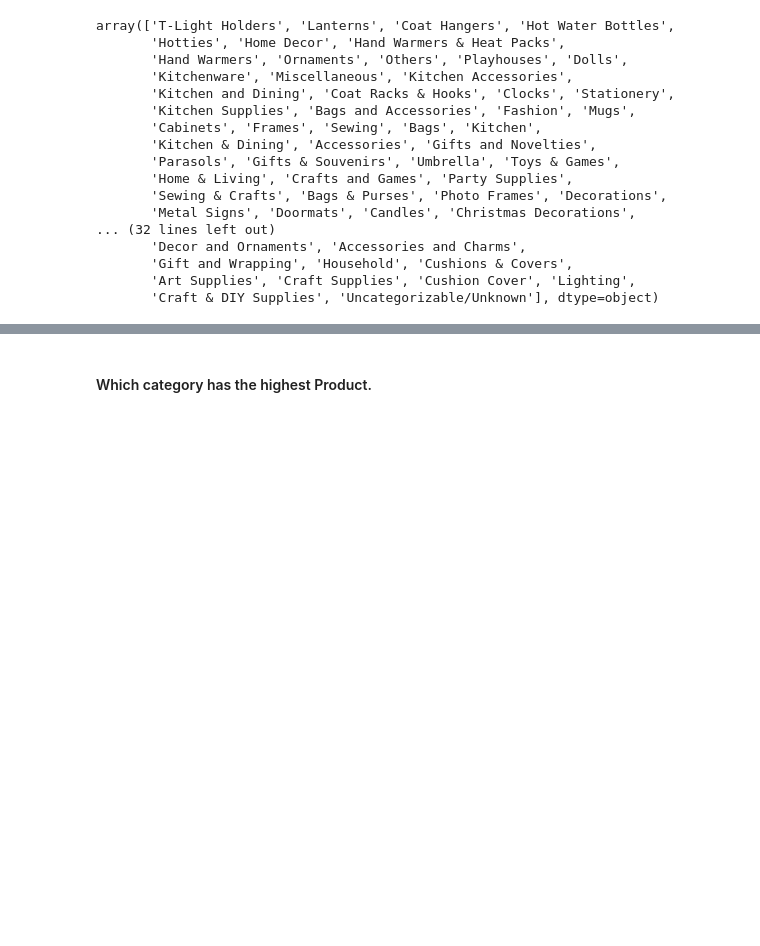
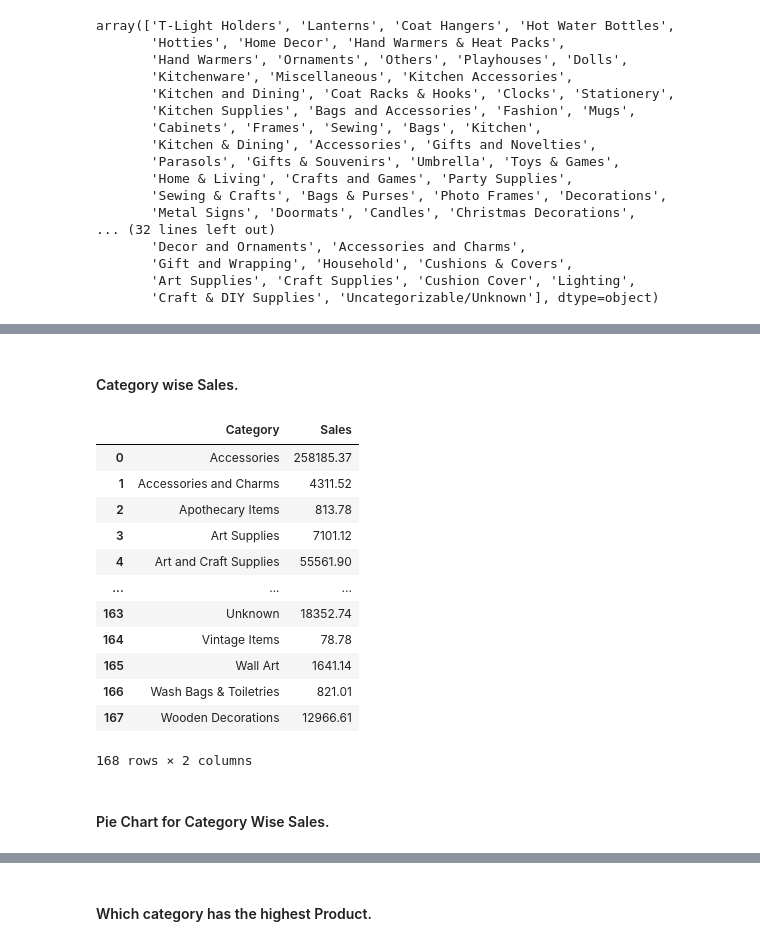
Before and after one commit to Pooja-2201/CategoryWiseStoreAnalysis, a Jupyter notebook: CategoryWiseProduct.ipynb, the cells around one changed output, grey strips where cells are left out. Saved outputs shown, nothing was run; the diff lists cells and outputs as text; code cells hidden in the pictures; blank space fills up the shorter version.

```diff
--- a/CategoryWiseProduct.ipynb
+++ b/CategoryWiseProduct.ipynb
@@ -84,0 +181,21 @@ array(['T-Light Holders', 'Lanterns', 'Coat Hangers', 'Hot Water Bottles',
+# %% [markdown]
+#### Category wise Sales.
+# %%
+category_sales = df.groupby('Category')['Sales'].sum().reset_index()
+category_sales
+# %% [output]
+|  | Category | Sales |
+| 0 | Accessories | 258185.37 |
+| 1 | Accessories and Charms | 4311.52 |
+| 2 | Apothecary Items | 813.78 |
+| 3 | Art Supplies | 7101.12 |
+| 4 | Art and Craft Supplies | 55561.90 |
+| ... | ... | ... |
+| 163 | Unknown | 18352.74 |
+| 164 | Vintage Items | 78.78 |
+| 165 | Wall Art | 1641.14 |
+| 166 | Wash Bags & Toiletries | 821.01 |
+| 167 | Wooden Decorations | 12966.61 |
+168 rows × 2 columns
+# %% [markdown]
+#### Pie Chart for Category Wise Sales.
```
Also changed, not shown: parts of 12 cells of this notebook, 1 other file.
